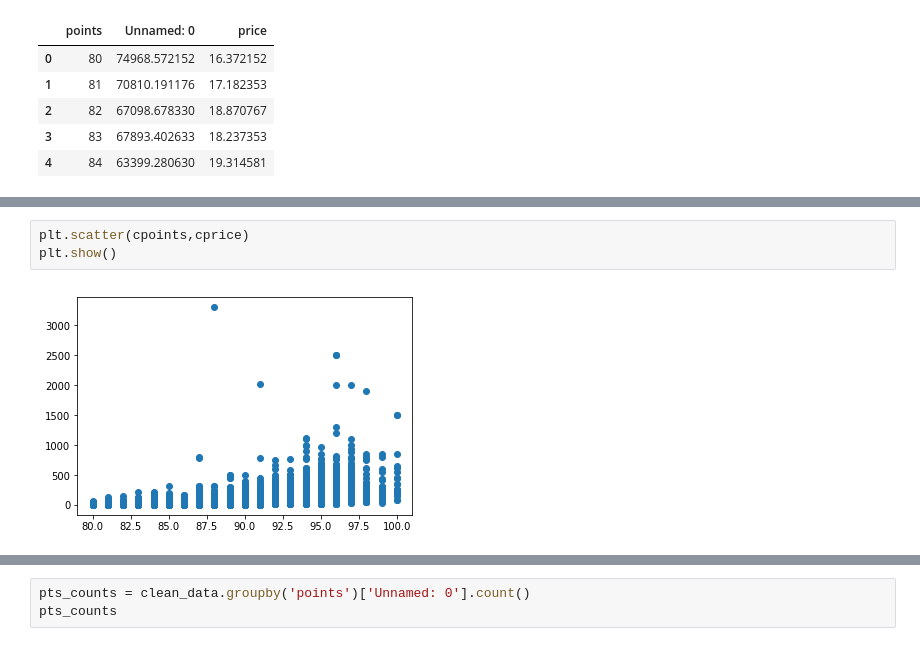
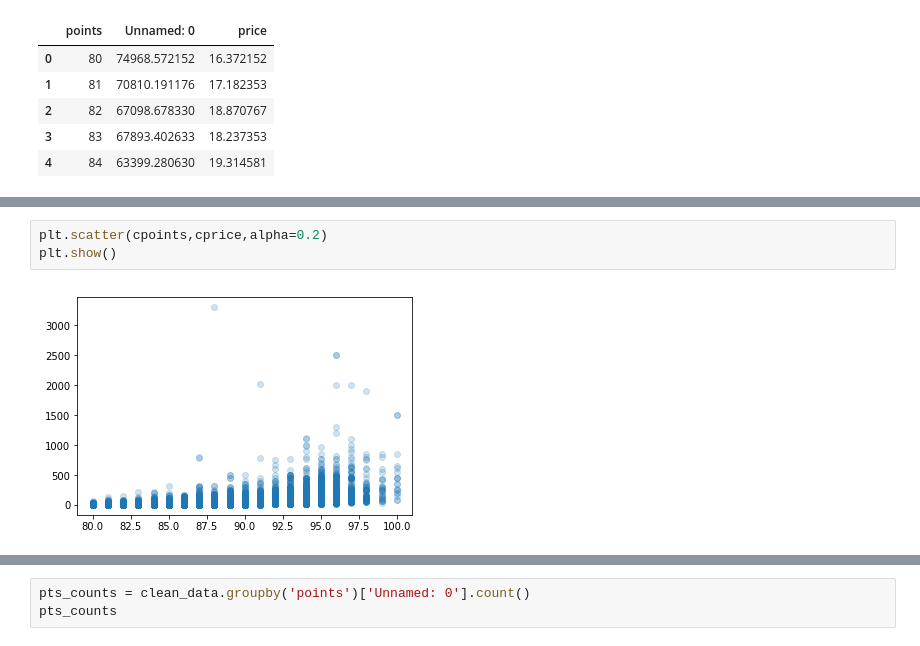
Before and after one commit to renatonico/Pygeons, a Jupyter notebook: notebooks/angel.ipynb, the cells around one changed output, grey strips where cells are left out. Cells and saved outputs as stored; diff of their text form.

```diff
--- a/notebooks/angel.ipynb
+++ b/notebooks/angel.ipynb
@@ -268,7 +457,7 @@ plt.show()
 # %%
-plt.scatter(cpoints,cprice)
+plt.scatter(cpoints,cprice,alpha=0.2)
 plt.show()
 # %% [output]
-[figure, old version]
+[figure, new version]
 # %%
 len(cpoints)
```
Also changed, not shown: parts of 23 cells of this notebook.
